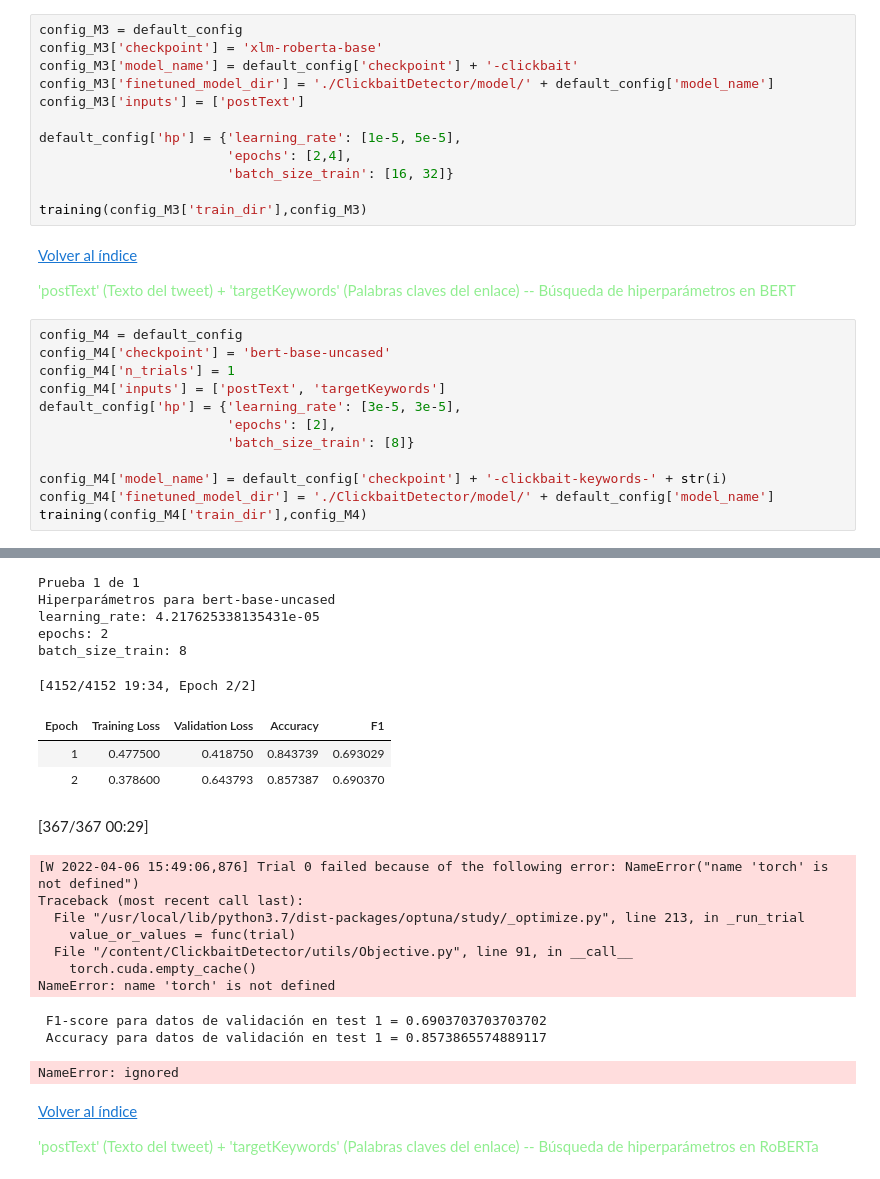
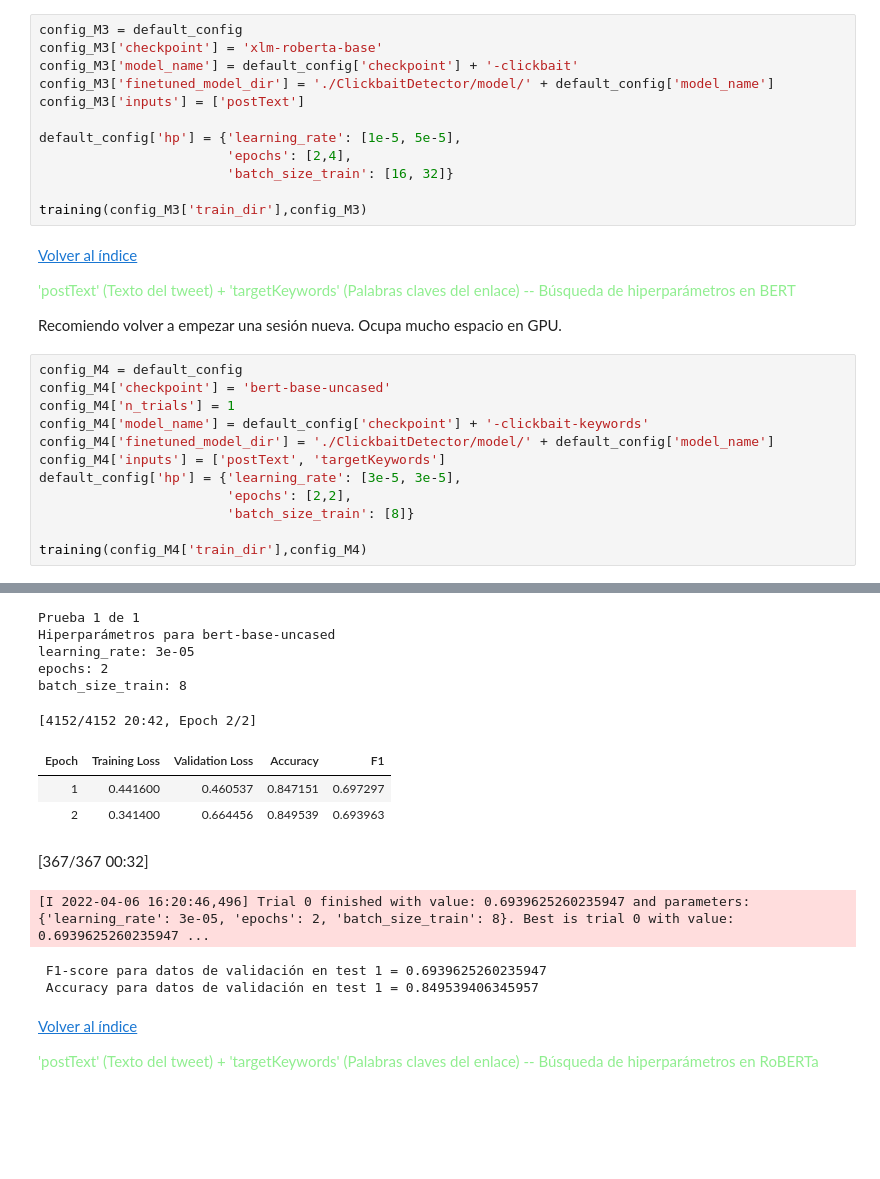
Before and after one commit to Albmargar1/ClickbaitDetector, a Jupyter notebook: main.ipynb, the cells around one changed output, grey strips where cells are left out. Saved outputs shown, nothing was run; the diff lists cells and outputs as text; blank space fills up the shorter version.

```diff
--- a/main.ipynb
+++ b/main.ipynb
@@ -373,16 +378,18 @@ training(config_M3['train_dir'],config_M3)
 
 <a name='M4'></a>
 <font color='lightgreen'> 'postText' (Texto del tweet) + 'targetKeywords' (Palabras claves del enlace) -- Búsqueda de hiperparámetros en BERT </font>
+
+Recomiendo volver a empezar una sesión nueva. Ocupa mucho espacio en GPU.
 # %%
 config_M4 = default_config
 config_M4['checkpoint'] = 'bert-base-uncased'
 config_M4['n_trials'] = 1
+config_M4['model_name'] = default_config['checkpoint'] + '-clickbait-keywords'
+config_M4['finetuned_model_dir'] = './ClickbaitDetector/model/' + default_config['model_name']
 config_M4['inputs'] = ['postText', 'targetKeywords']
 default_config['hp'] = {'learning_rate': [3e-5, 3e-5],
-                        'epochs': [2],
+                        'epochs': [2,2],
                         'batch_size_train': [8]}
 
-config_M4['model_name'] = default_config['checkpoint'] + '-clickbait-keywords-' + str(i)
-config_M4['finetuned_model_dir'] = './ClickbaitDetector/model/' + default_config['model_name']
 training(config_M4['train_dir'],config_M4)
 # %% [output]
@@ -390,23 +397,16 @@ training(config_M4['train_dir'],config_M4)
 Prueba 1 de 1
 Hiperparámetros para bert-base-uncased
-learning_rate: 4.217625338135431e-05
+learning_rate: 3e-05
 epochs: 2
 batch_size_train: 8
-[4152/4152 19:34, Epoch 2/2]
+[4152/4152 20:42, Epoch 2/2]
 | Epoch | Training Loss | Validation Loss | Accuracy | F1 |
-| 1 | 0.477500 | 0.418750 | 0.843739 | 0.693029 |
-| 2 | 0.378600 | 0.643793 | 0.857387 | 0.690370 |
+| 1 | 0.441600 | 0.460537 | 0.847151 | 0.697297 |
+| 2 | 0.341400 | 0.664456 | 0.849539 | 0.693963 |
-[367/367 00:29]
+[367/367 00:32]
-[W 2022-04-06 15:49:06,876] Trial 0 failed because of the following error: NameError("name 'torch' is not defined")
-Traceback (most recent call last):
-  File "/usr/local/lib/python3.7/dist-packages/optuna/study/_optimize.py", line 213, in _run_trial
-    value_or_values = func(trial)
-  File "/content/ClickbaitDetector/utils/Objective.py", line 91, in __call__
-    torch.cuda.empty_cache()
-NameError: name 'torch' is not defined
+[I 2022-04-06 16:20:46,496] Trial 0 finished with value: 0.6939625260235947 and parameters: {'learning_rate': 3e-05, 'epochs': 2, 'batch_size_train': 8}. Best is trial 0 with value: 0.6939625260235947 ...
- F1-score para datos de validación en test 1 = 0.6903703703703702
- Accuracy para datos de validación en test 1 = 0.8573865574889117
+ F1-score para datos de validación en test 1 = 0.6939625260235947
+ Accuracy para datos de validación en test 1 = 0.849539406345957
-NameError: ignored
 # %% [markdown]
 [Volver al índice](#Index)
 
```
Also changed, not shown: parts of 24 cells of this notebook.
